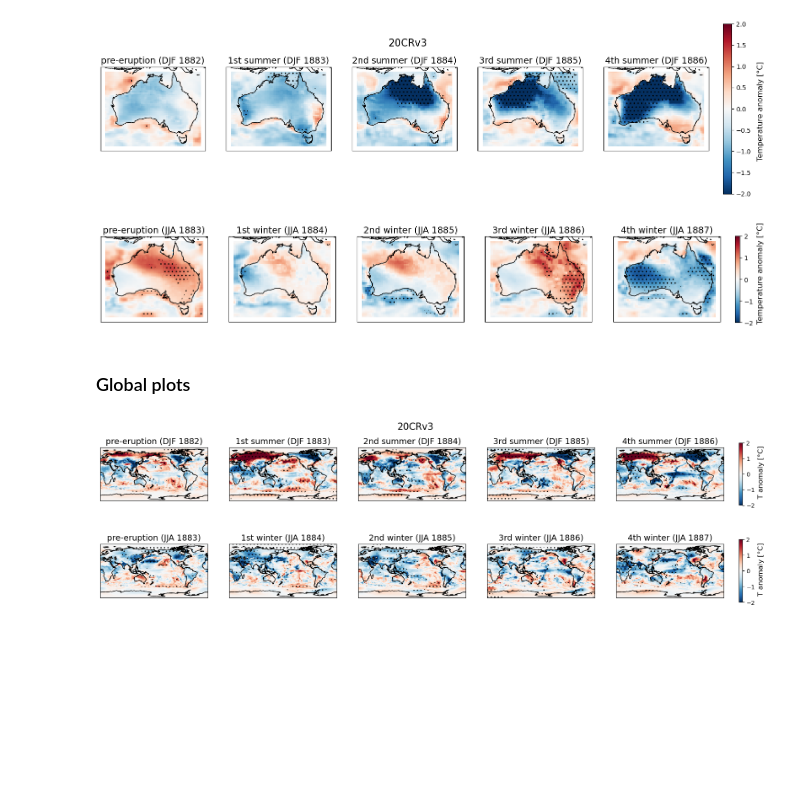
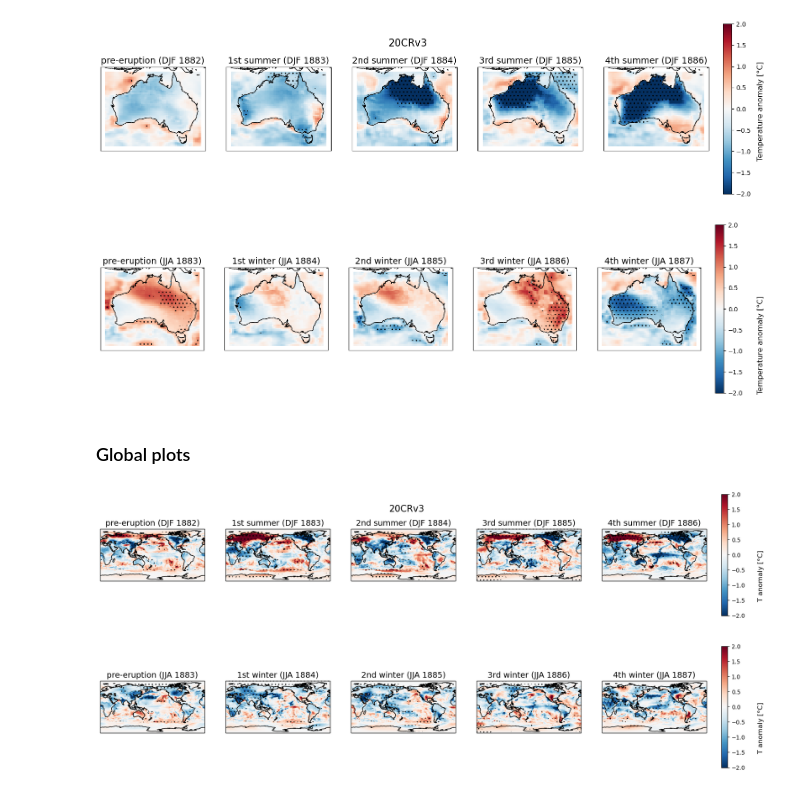
Before and after one commit to kbongi/Masters_paper, a Jupyter notebook: GRL_20CRv3_Spatial_analysis-temperature.ipynb, the cells around one changed output. Cells and saved outputs as stored; diff of their text form; code cells hidden in the pictures; blank space fills up the shorter version.

Commit message:
Update
Minor comment updates, and ensuring figures have run in notebook

```diff
--- a/GRL_20CRv3_Spatial_analysis-temperature.ipynb
+++ b/GRL_20CRv3_Spatial_analysis-temperature.ipynb
@@ -164,13 +164,13 @@ fig.set_figheight(7)
 # %%
 # plot of Australian monthly member mean temperature
 label_loc=[5,-2.0]
 fig = func.spatial_plot_cv(1, 5, K_mmm_mon_Aus.tmp.sel(season='JJA'), cmax_tmp, K_dates_w, titles_w,
-                            'RdBu_r', f'Temperature anomaly [{deg}C]', 1, label_loc)
+                            'RdBu_r', f'Temperature anomaly [{deg}C]', 1, label_loc, cbar=cbar)
 
 fig.set_figwidth(21)
 fig.set_figheight(7)
 # %% [output]
-[figure, old version]
+[figure, new version]
 # %% [markdown]
 ### Global plots
 # %%
@@ -179,21 +179,21 @@ plt.rc('axes', labelsize=MEDIUM_SIZE)    # fontsize of the x and y labels
 # plot of Global monthly member mean temperature
 label_loc=[6,-1.5]
 fig = func.spatial_plot_cv(1, 5, K_mmm_mon_Glob.tmp.sel(season='DJF'), cmax_tmp, K_dates_w, titles_s,
-                            'RdBu_r', f'T anomaly [{deg}C]', 1, label_loc)
+                            'RdBu_r', f'T anomaly [{deg}C]', 1, label_loc, cbar=cbar)
 # add title to figure
 fig.suptitle('20CRv3', y=0.72, x=0.45, fontsize=16)
 
 fig.set_figwidth(23)
 fig.set_figheight(5.5)
 # %% [output]
-[figure, old version]
+[figure, new version]
 # %%
 # plot of Global monthly member mean temperature
 label_loc=[6,-1.5]
 fig = func.spatial_plot_cv(1, 5, K_mmm_mon_Glob.tmp.sel(season='JJA'), cmax_tmp, K_dates_w, titles_w,
-                            'RdBu_r', f'T anomaly [{deg}C]', 1, label_loc)
+                            'RdBu_r', f'T anomaly [{deg}C]', 1, label_loc, cbar=cbar)
 
 fig.set_figwidth(23)
 fig.set_figheight(5.5)
 # %% [output]
-[figure, old version]
+[figure, new version]
```
Also changed, not shown: parts of 1 cell of this notebook, 3 other files.
